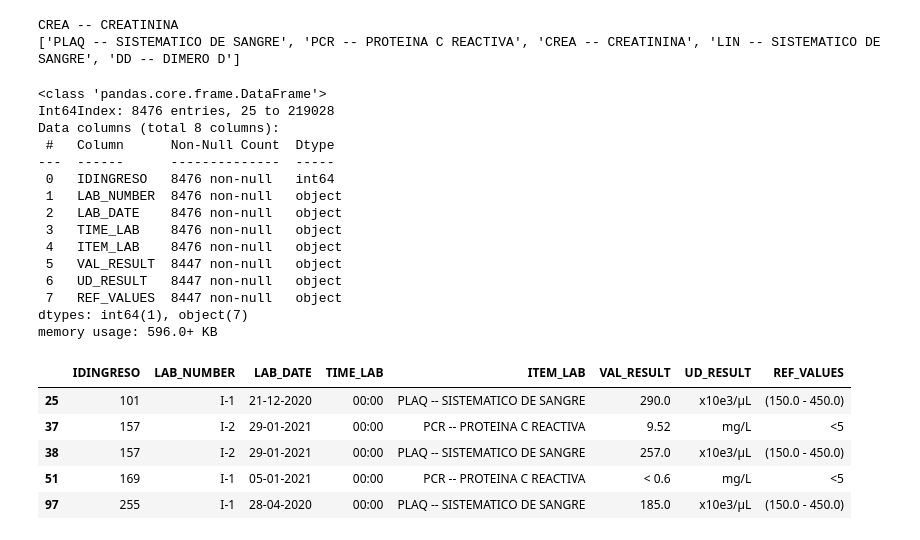
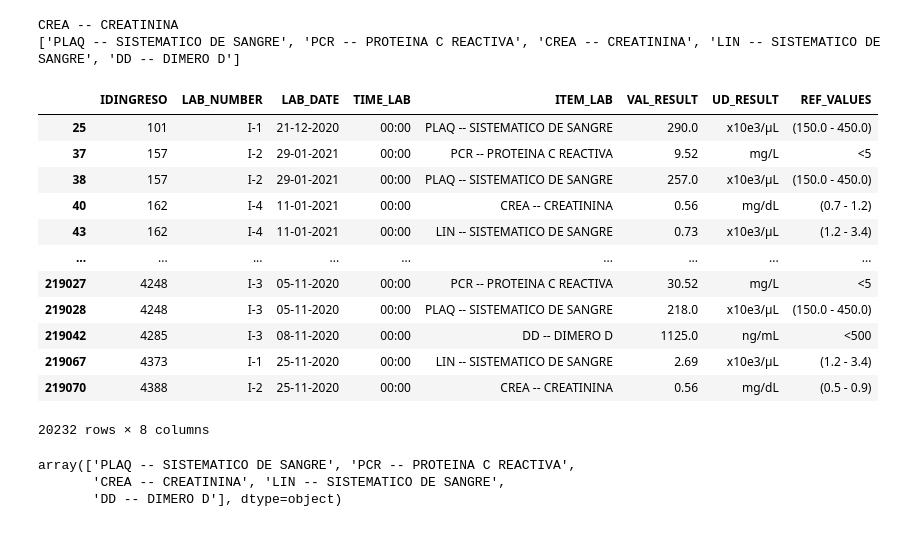
Before and after one commit to KarinWiberg/AI_in_Healthcare_Hackathon_COVID_Prediction, a Jupyter notebook: initial-explorative-analysis.ipynb, the cells around one changed output. Saved outputs shown, nothing was run; the diff lists cells and outputs as text; code cells hidden in the pictures.

```diff
--- a/initial-explorative-analysis.ipynb
+++ b/initial-explorative-analysis.ipynb
@@ -383,38 +391,33 @@ CREA -- CREATININA
 # %%
 # Filter df to include only relevant lab tests
 
 cond0 = data16.ITEM_LAB == present_tests[0]
 cond1 = data16.ITEM_LAB == present_tests[1]
 cond2 = data16.ITEM_LAB == present_tests[2]
 cond3 = data16.ITEM_LAB == present_tests[3]
 cond4 = data16.ITEM_LAB == present_tests[4]
-allcond = cond0 | cond1
+allcond = cond0 | cond1 | cond2 | cond3 | cond4
 
-#print(cond0.sum(), cond1.sum(), cond2.sum(), cond3.sum(), cond4.sum())
 lab_data = data16[allcond]
-lab_data.info()
+lab_data
 # %% [output]
+|  | IDINGRESO | LAB_NUMBER | LAB_DATE | TIME_LAB | ITEM_LAB | VAL_RESULT | UD_RESULT | REF_VALUES |
+| 25 | 101 | I-1 | 21-12-2020 | 00:00 | PLAQ -- SISTEMATICO DE SANGRE | 290.0 | x10e3/µL | (150.0 - 450.0) |
+| 37 | 157 | I-2 | 29-01-2021 | 00:00 | PCR -- PROTEINA C REACTIVA | 9.52 | mg/L | <5 |
+| 38 | 157 | I-2 | 29-01-2021 | 00:00 | PLAQ -- SISTEMATICO DE SANGRE | 257.0 | x10e3/µL | (150.0 - 450.0) |
+| 40 | 162 | I-4 | 11-01-2021 | 00:00 | CREA -- CREATININA | 0.56 | mg/dL | (0.7 - 1.2) |
+| 43 | 162 | I-4 | 11-01-2021 | 00:00 | LIN -- SISTEMATICO DE SANGRE | 0.73 | x10e3/µL | (1.2 - 3.4) |
+| ... | ... | ... | ... | ... | ... | ... | ... | ... |
+| 219027 | 4248 | I-3 | 05-11-2020 | 00:00 | PCR -- PROTEINA C REACTIVA | 30.52 | mg/L | <5 |
+| 219028 | 4248 | I-3 | 05-11-2020 | 00:00 | PLAQ -- SISTEMATICO DE SANGRE | 218.0 | x10e3/µL | (150.0 - 450.0) |
+| 219042 | 4285 | I-3 | 08-11-2020 | 00:00 | DD -- DIMERO D | 1125.0 | ng/mL | <500 |
+| 219067 | 4373 | I-1 | 25-11-2020 | 00:00 | LIN -- SISTEMATICO DE SANGRE | 2.69 | x10e3/µL | (1.2 - 3.4) |
+| 219070 | 4388 | I-2 | 25-11-2020 | 00:00 | CREA -- CREATININA | 0.56 | mg/dL | (0.5 - 0.9) |
-<class 'pandas.core.frame.DataFrame'>
-Int64Index: 8476 entries, 25 to 219028
-Data columns (total 8 columns):
- #   Column      Non-Null Count  Dtype
----  ------      --------------  -----
- 0   IDINGRESO   8476 non-null   int64
- 1   LAB_NUMBER  8476 non-null   object
- 2   LAB_DATE    8476 non-null   object
- 3   TIME_LAB    8476 non-null   object
- 4   ITEM_LAB    8476 non-null   object
- 5   VAL_RESULT  8447 non-null   object
- 6   UD_RESULT   8447 non-null   object
- 7   REF_VALUES  8447 non-null   object
-dtypes: int64(1), object(7)
-memory usage: 596.0+ KB
+20232 rows × 8 columns
-# %%
-lab_data.head()
-# %% [output]
-|  | IDINGRESO | LAB_NUMBER | LAB_DATE | TIME_LAB | ITEM_LAB | VAL_RESULT | UD_RESULT | REF_VALUES |
-| 25 | 101 | I-1 | 21-12-2020 | 00:00 | PLAQ -- SISTEMATICO DE SANGRE | 290.0 | x10e3/µL | (150.0 - 450.0) |
-| 37 | 157 | I-2 | 29-01-2021 | 00:00 | PCR -- PROTEINA C REACTIVA | 9.52 | mg/L | <5 |
-| 38 | 157 | I-2 | 29-01-2021 | 00:00 | PLAQ -- SISTEMATICO DE SANGRE | 257.0 | x10e3/µL | (150.0 - 450.0) |
-| 51 | 169 | I-1 | 05-01-2021 | 00:00 | PCR -- PROTEINA C REACTIVA | < 0.6 | mg/L | <5 |
-| 97 | 255 | I-1 | 28-04-2020 | 00:00 | PLAQ -- SISTEMATICO DE SANGRE | 185.0 | x10e3/µL | (150.0 - 450.0) |
+# %%
+# Check of selected lab tests
+lab_data.ITEM_LAB.unique()
+# %% [output]
+array(['PLAQ -- SISTEMATICO DE SANGRE', 'PCR -- PROTEINA C REACTIVA',
+       'CREA -- CREATININA', 'LIN -- SISTEMATICO DE SANGRE',
+       'DD -- DIMERO D'], dtype=object)
```
Also changed, not shown: parts of 6 cells of this notebook.
